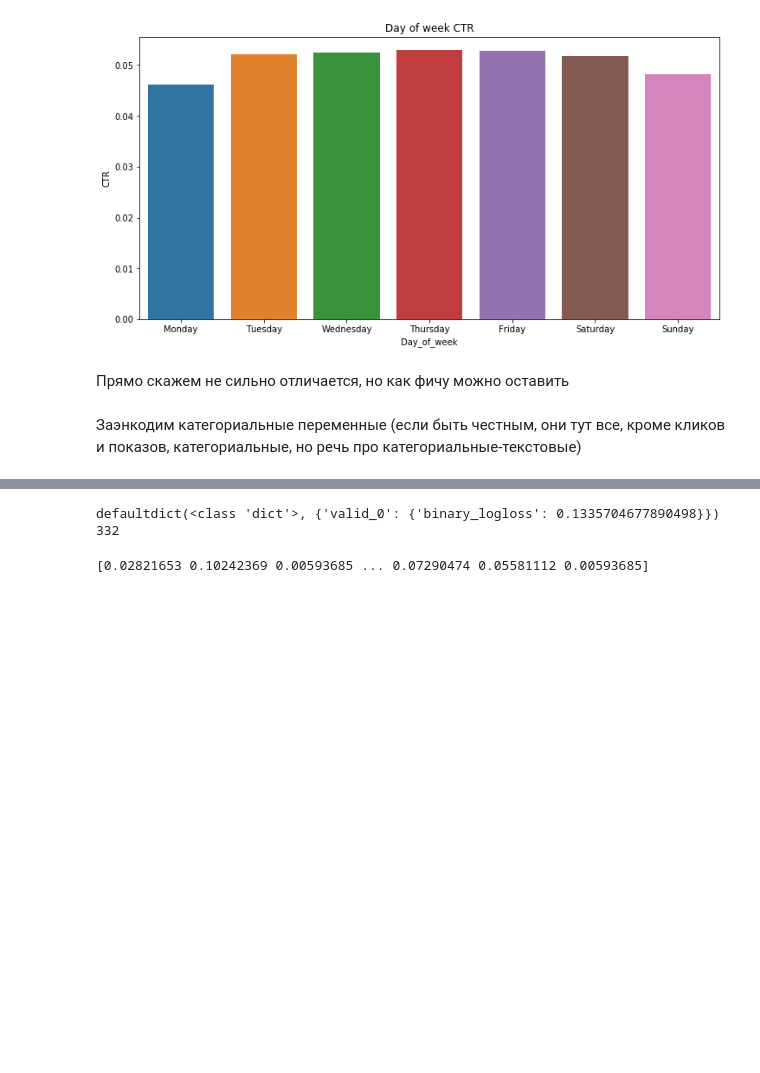
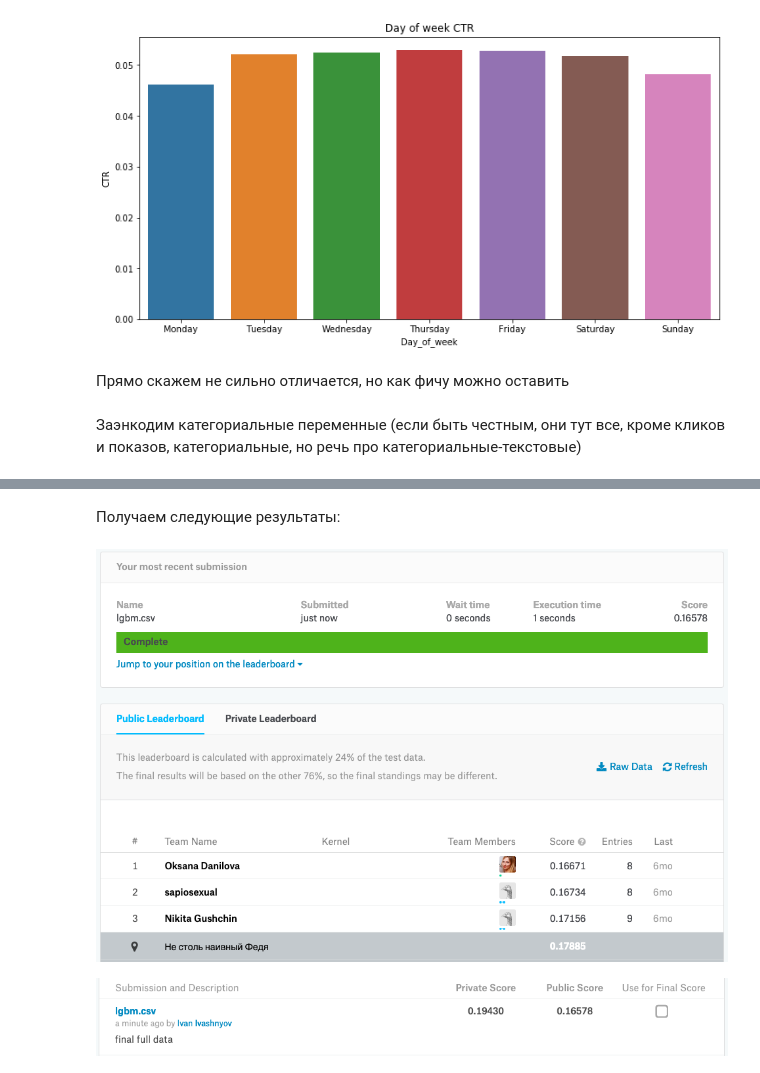
Before and after one commit to ivashnyov/CTR-prediction, a Jupyter notebook: CTR.ipynb, the cells around one changed output, grey strips where cells are left out. Saved outputs shown, nothing was run; the diff lists cells and outputs as text; code cells hidden in the pictures; blank space fills up the shorter version.

```diff
--- a/CTR.ipynb
+++ b/CTR.ipynb
@@ -431,6 +405,0 @@ Early stopping, best iteration is:
-# %%
-print(gbm.best_score)
-print(gbm.best_iteration)
-# %% [output]
-defaultdict(<class 'dict'>, {'valid_0': {'binary_logloss': 0.1335704677890498}})
-332
@@ -439,4 +405,0 @@ labels= gbm.predict(test)
-# %%
-print(labels)
-# %% [output]
-[0.02821653 0.10242369 0.00593685 ... 0.07290474 0.05581112 0.00593685]
@@ -444,0 +406,11 @@ save_prediction(labels, 'lgbm.csv')
+# %% [markdown]
+Получаем следующие результаты:
+# %%
+from IPython.display import Image
+Image(filename='public_score.png')
+# %% [output]
+[figure, added]
+# %%
+Image(filename='scores.png')
+# %% [output]
+[figure, added]
```
Also changed, not shown: parts of 38 cells of this notebook, 3 other files.
